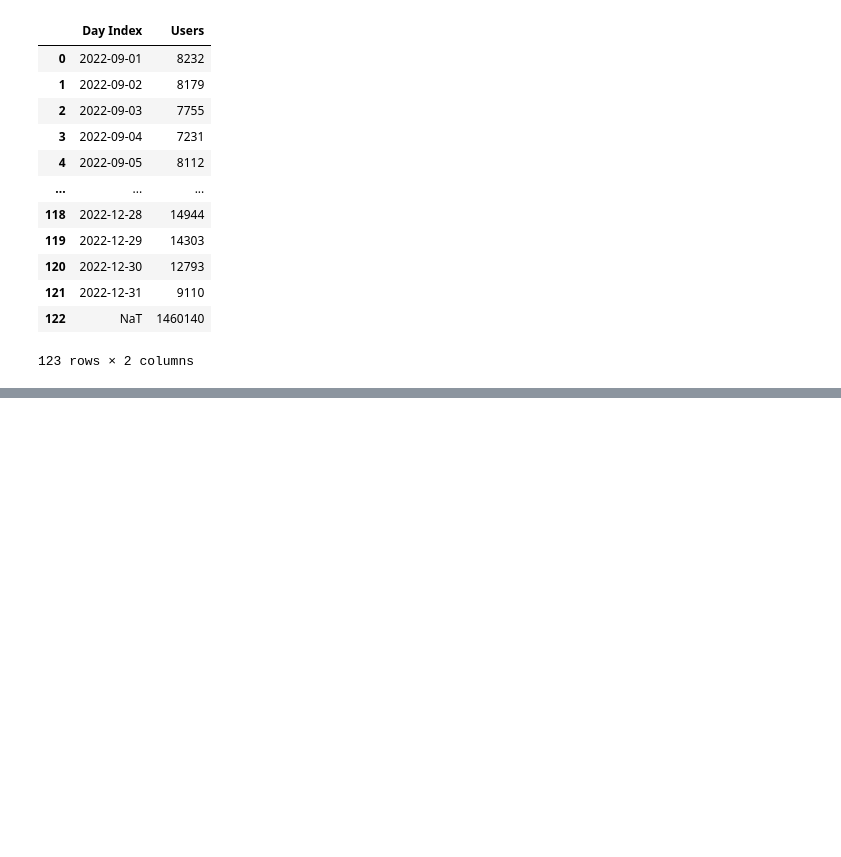
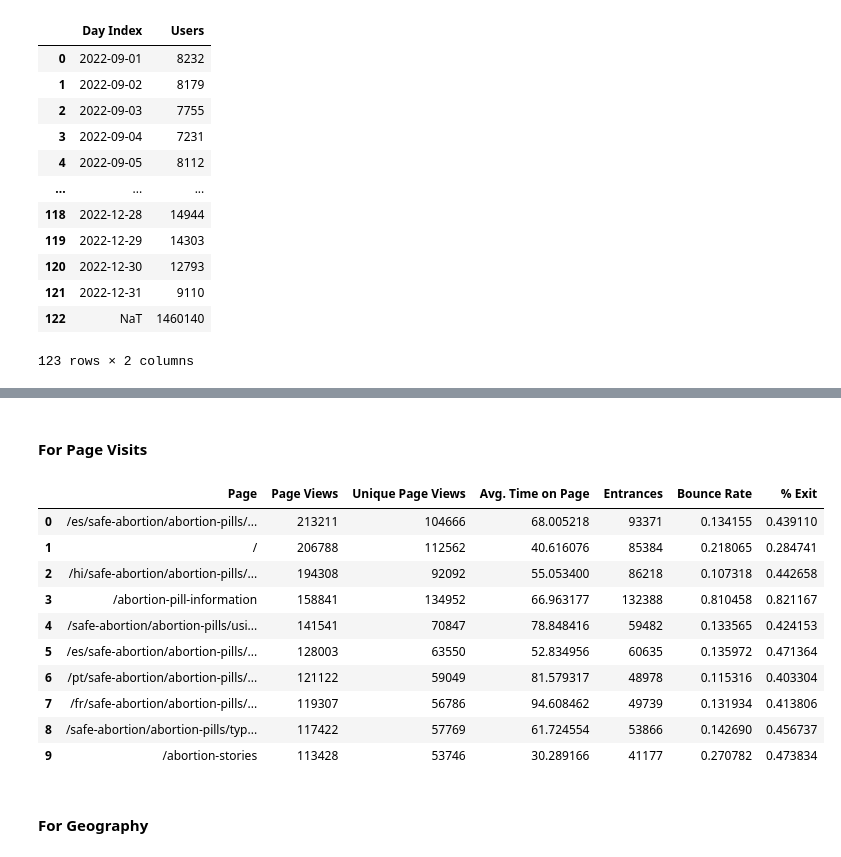
Before and after one commit to donaldebube/WFD-Python-Code, a Jupyter notebook: GADR_Python_Code.ipynb, the cells around one changed output, grey strips where cells are left out. Drawn from its saved outputs; the diff is of its cells as text; code cells hidden in the pictures; blank space fills up the shorter version.

```diff
--- a/GADR_Python_Code.ipynb
+++ b/GADR_Python_Code.ipynb
@@ -86,0 +111,20 @@ gadr_users
+# %% [markdown]
+#### For Page Visits
+# %%
+gadr_page_visits.drop(index=10, inplace=True)
+# %%
+gadr_page_visits
+# %% [output]
+|  | Page | Page Views | Unique Page Views | Avg. Time on Page | Entrances | Bounce Rate | % Exit |
+| 0 | /es/safe-abortion/abortion-pills/... | 213211 | 104666 | 68.005218 | 93371 | 0.134155 | 0.439110 |
+| 1 | / | 206788 | 112562 | 40.616076 | 85384 | 0.218065 | 0.284741 |
+| 2 | /hi/safe-abortion/abortion-pills/... | 194308 | 92092 | 55.053400 | 86218 | 0.107318 | 0.442658 |
+| 3 | /abortion-pill-information | 158841 | 134952 | 66.963177 | 132388 | 0.810458 | 0.821167 |
+| 4 | /safe-abortion/abortion-pills/usi... | 141541 | 70847 | 78.848416 | 59482 | 0.133565 | 0.424153 |
+| 5 | /es/safe-abortion/abortion-pills/... | 128003 | 63550 | 52.834956 | 60635 | 0.135972 | 0.471364 |
+| 6 | /pt/safe-abortion/abortion-pills/... | 121122 | 59049 | 81.579317 | 48978 | 0.115316 | 0.403304 |
+| 7 | /fr/safe-abortion/abortion-pills/... | 119307 | 56786 | 94.608462 | 49739 | 0.131934 | 0.413806 |
+| 8 | /safe-abortion/abortion-pills/typ... | 117422 | 57769 | 61.724554 | 53866 | 0.142690 | 0.456737 |
+| 9 | /abortion-stories | 113428 | 53746 | 30.289166 | 41177 | 0.270782 | 0.473834 |
+# %% [markdown]
+#### For Geography
```
Also changed, not shown: parts of 11 cells of this notebook.
